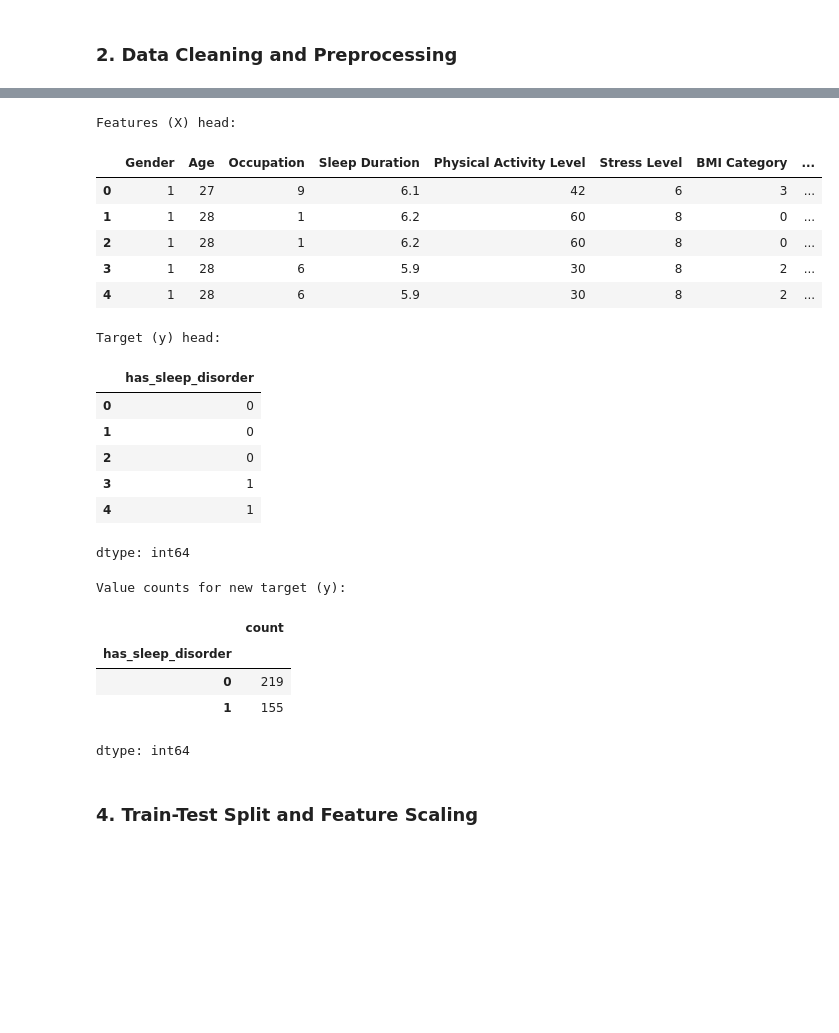
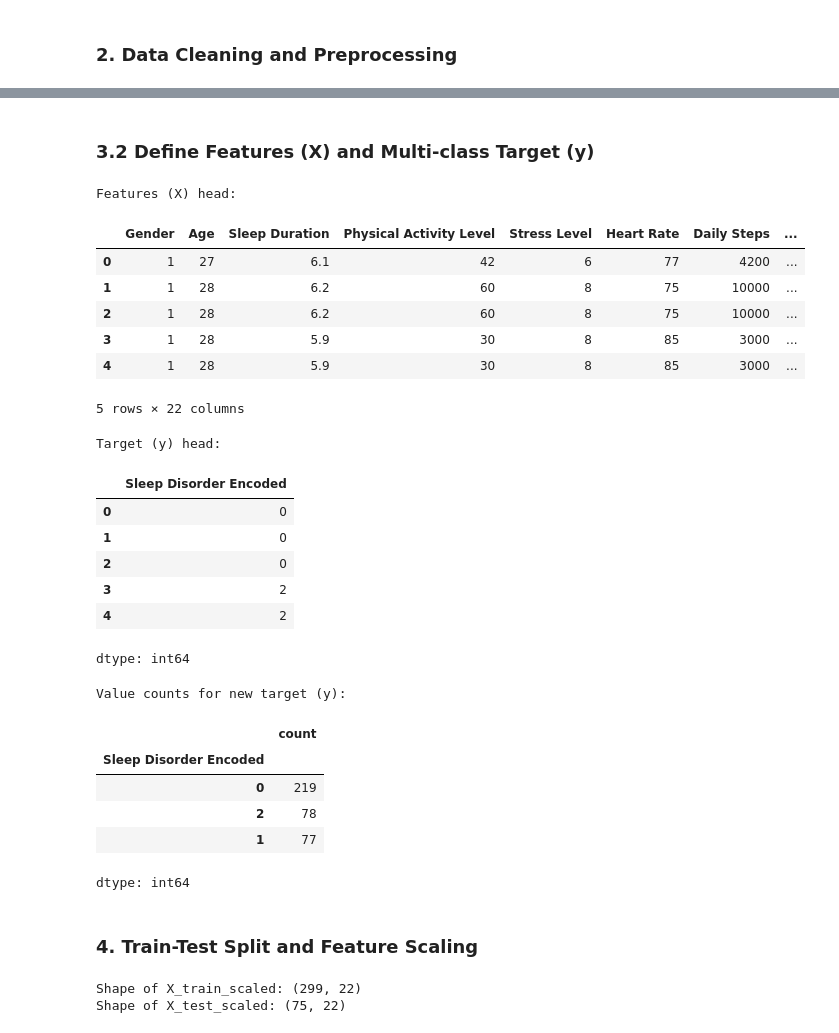
Before and after one commit to Sarasii22/Sleep-Quality-Prediction-Using-Lifestyle-Factors, a Jupyter notebook: Data_Preprocessing.ipynb, the cells around one changed output, grey strips where cells are left out. Saved outputs shown, nothing was run; the diff lists cells and outputs as text; code cells hidden in the pictures; blank space fills up the shorter version.

```diff
--- a/Data_Preprocessing.ipynb
+++ b/Data_Preprocessing.ipynb
@@ -137,7 +141,7 @@ DataFrame after Label Encoding 'Gender':
 | 4 | 1 | 28 | Sales Representative | 5.9 | 4 | 30 | 8 | ... |
 # %%
 # Perform one-hot encoding for 'Occupation' and 'BMI Category'
-data = pd.get_dummies(data, columns=['Occupation', 'BMI Category'], drop_first=False, dtype=int)
+data = pd.get_dummies(data, columns=['Occupation', 'BMI Category'], drop_first=True, dtype=int)
 
 print("DataFrame after One-Hot Encoding 'Occupation' and 'BMI Category':")
 display(data.head())
@@ -156,0 +161,12 @@ Updated DataFrame shape: (374, 26)
+# %%
+# Fill NaN values in 'Sleep Disorder' with 'None' to create a multi-class target
+data['Sleep Disorder'] = data['Sleep Disorder'].fillna('None')
+# %%
+# Label Encode the 'Sleep Disorder' column to numerical values
+from sklearn.preprocessing import LabelEncoder
+mapping = {
+    'None': 0,
+    'Insomnia': 1,
+    'Sleep Apnea': 2
+}
+data['Sleep Disorder Encoded'] = data['Sleep Disorder'].map(mapping)
@@ -157,37 +197,40 @@ Updated DataFrame shape: (374, 26)
+# %% [markdown]
+### 3.2 Define Features (X) and Multi-class Target (y)
 # %%
-# Define features (X) and new target (y)
-# Drop 'Quality of Sleep' as per user request ('not sleep quality')
-# Drop original 'Sleep Disorder' and the new target 'has_sleep_disorder' from features
-X = data.drop(['Quality of Sleep', 'Sleep Disorder', 'has_sleep_disorder'], axis=1)
-y = data['has_sleep_disorder']
+# Define features (X) by dropping original target candidates and ID columns
+# 'Quality of Sleep' is also dropped as it's not our current prediction target
+X = data.drop(['Quality of Sleep', 'Sleep Disorder', 'Sleep Disorder Encoded'], axis=1)
+y = data['Sleep Disorder Encoded']
 
 print("Features (X) head:")
 display(X.head())
 print("\nTarget (y) head:")
 display(y.head())
 print("\nValue counts for new target (y):")
 display(y.value_counts())
 # %% [output]
 Features (X) head:
-|  | Gender | Age | Occupation | Sleep Duration | Physical Activity Level | Stress Level | BMI Category | ... |
-| 0 | 1 | 27 | 9 | 6.1 | 42 | 6 | 3 | ... |
-| 1 | 1 | 28 | 1 | 6.2 | 60 | 8 | 0 | ... |
-| 2 | 1 | 28 | 1 | 6.2 | 60 | 8 | 0 | ... |
-| 3 | 1 | 28 | 6 | 5.9 | 30 | 8 | 2 | ... |
-| 4 | 1 | 28 | 6 | 5.9 | 30 | 8 | 2 | ... |
+|  | Gender | Age | Sleep Duration | Physical Activity Level | Stress Level | Heart Rate | Daily Steps | ... |
+| 0 | 1 | 27 | 6.1 | 42 | 6 | 77 | 4200 | ... |
+| 1 | 1 | 28 | 6.2 | 60 | 8 | 75 | 10000 | ... |
+| 2 | 1 | 28 | 6.2 | 60 | 8 | 75 | 10000 | ... |
+| 3 | 1 | 28 | 5.9 | 30 | 8 | 85 | 3000 | ... |
+| 4 | 1 | 28 | 5.9 | 30 | 8 | 85 | 3000 | ... |
-Target (y) head:
+5 rows × 22 columns
+Target (y) head:
-|  | has_sleep_disorder |
+|  | Sleep Disorder Encoded |
 | 0 | 0 |
 | 1 | 0 |
 | 2 | 0 |
-| 3 | 1 |
-| 4 | 1 |
+| 3 | 2 |
+| 4 | 2 |
-dtype: int64
-Value counts for new target (y):
+dtype: int64
+Value counts for new target (y):
 |  | count |
-| has_sleep_disorder |  |
+| Sleep Disorder Encoded |  |
 | 0 | 219 |
-| 1 | 155 |
+| 2 | 78 |
+| 1 | 77 |
-dtype: int64
+dtype: int64
 # %% [markdown]
 ### 4. Train-Test Split and Feature Scaling
@@ -194 +247,7 @@ dtype: int64
+# %%
+print("Shape of X_train_scaled:", X_train_scaled.shape)
+print("Shape of X_test_scaled:", X_test_scaled.shape)
+# %% [output]
+Shape of X_train_scaled: (299, 22)
+Shape of X_test_scaled: (75, 22)
 # %%
```
Also changed, not shown: parts of 20 cells of this notebook.
